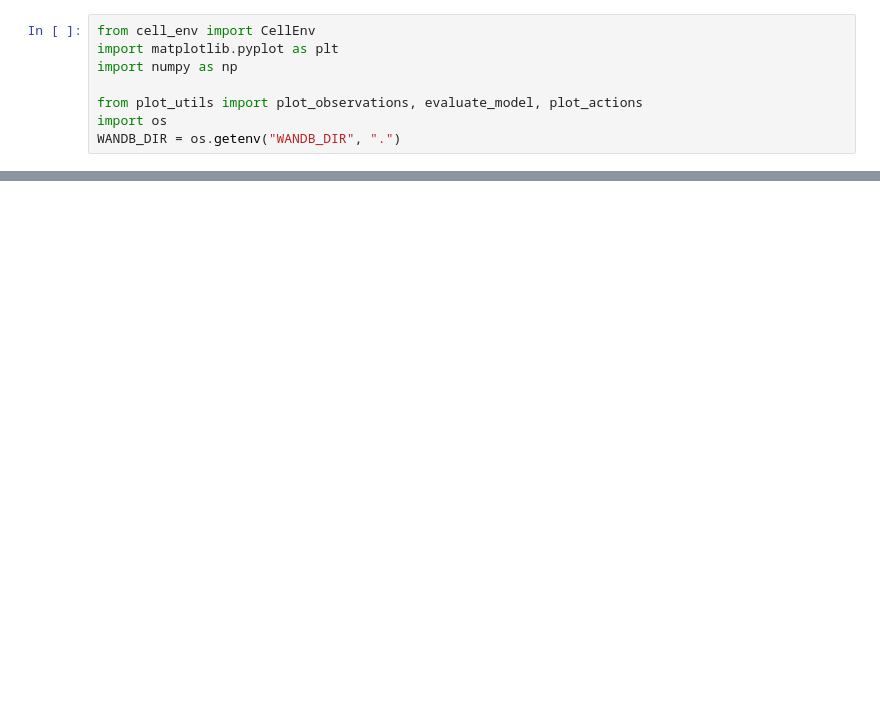
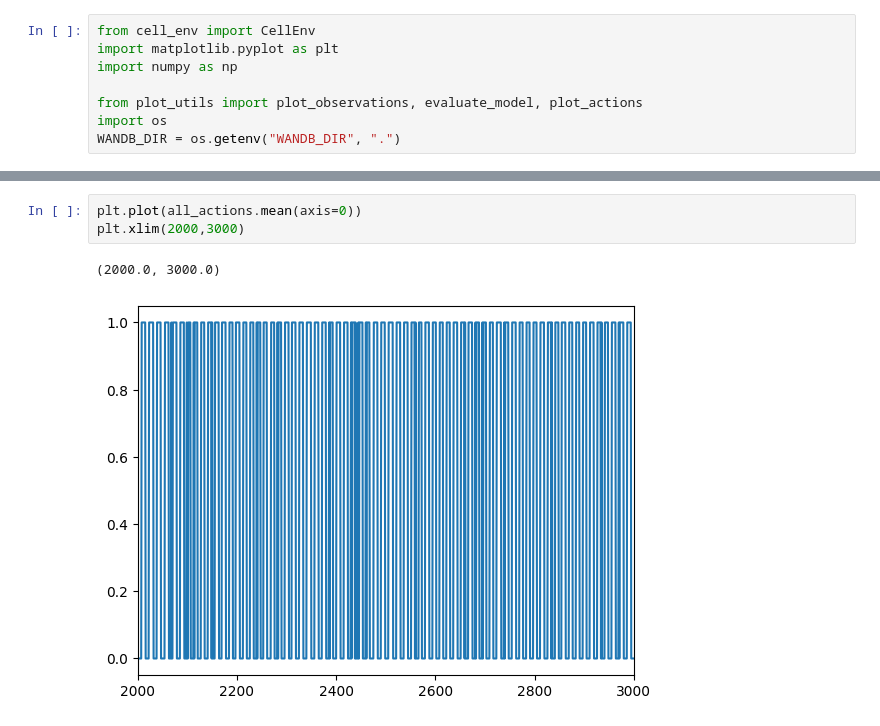
Before and after one commit to JacobHA/RL4Dosing, a Jupyter notebook: rl_eval.ipynb, the cells around one changed output, grey strips where cells are left out. Drawn from its saved outputs; the diff is of its cells as text; blank space fills up the shorter version.

```diff
--- a/rl_eval.ipynb
+++ b/rl_eval.ipynb
@@ -38,3 +47,9 @@ plt.legend()
+# %%
+plt.plot(all_actions.mean(axis=0))
+plt.xlim(2000,3000)
+# %% [output]
+(2000.0, 3000.0)
+[figure, added]
 # %%
 plot_actions(env_args, all_actions)
 # %% [output]
```
Also changed, not shown: parts of 7 cells of this notebook, 1 other file.
